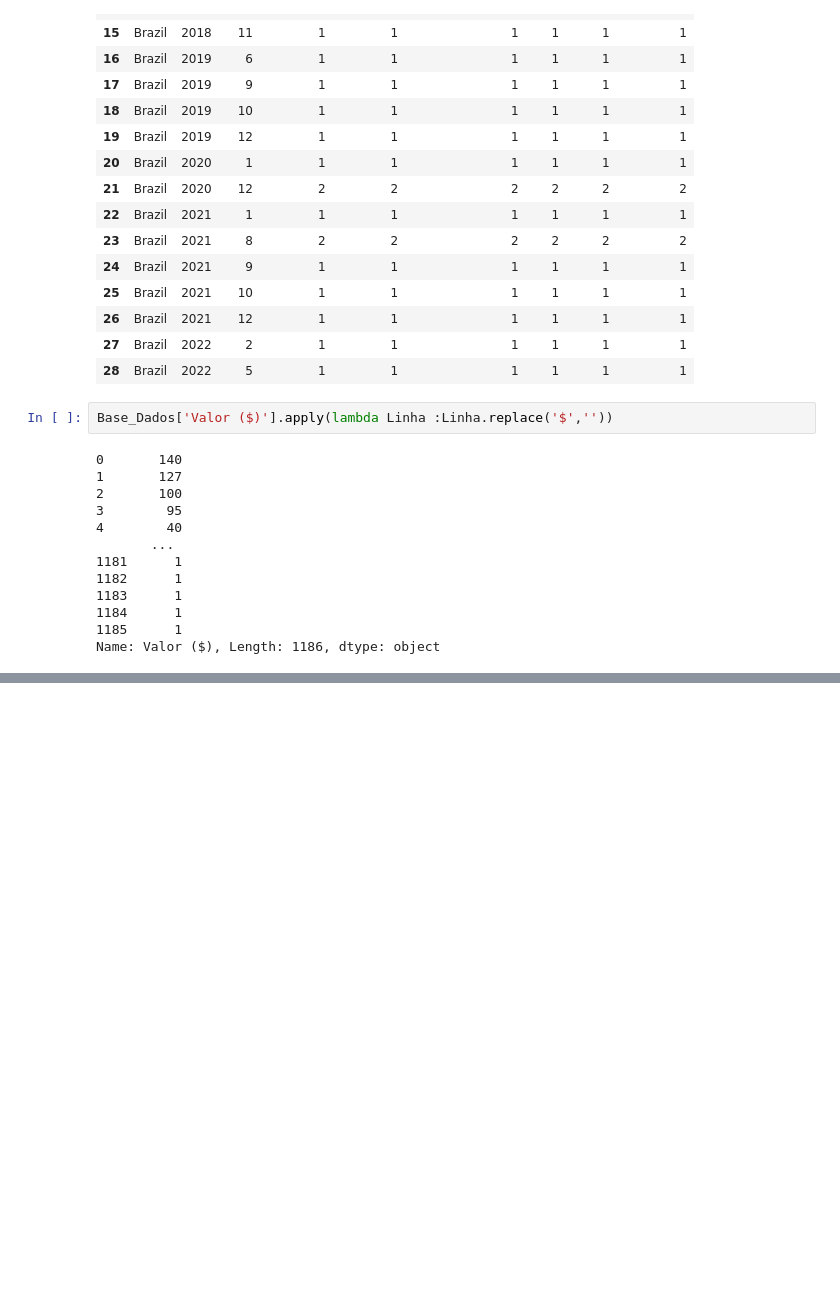
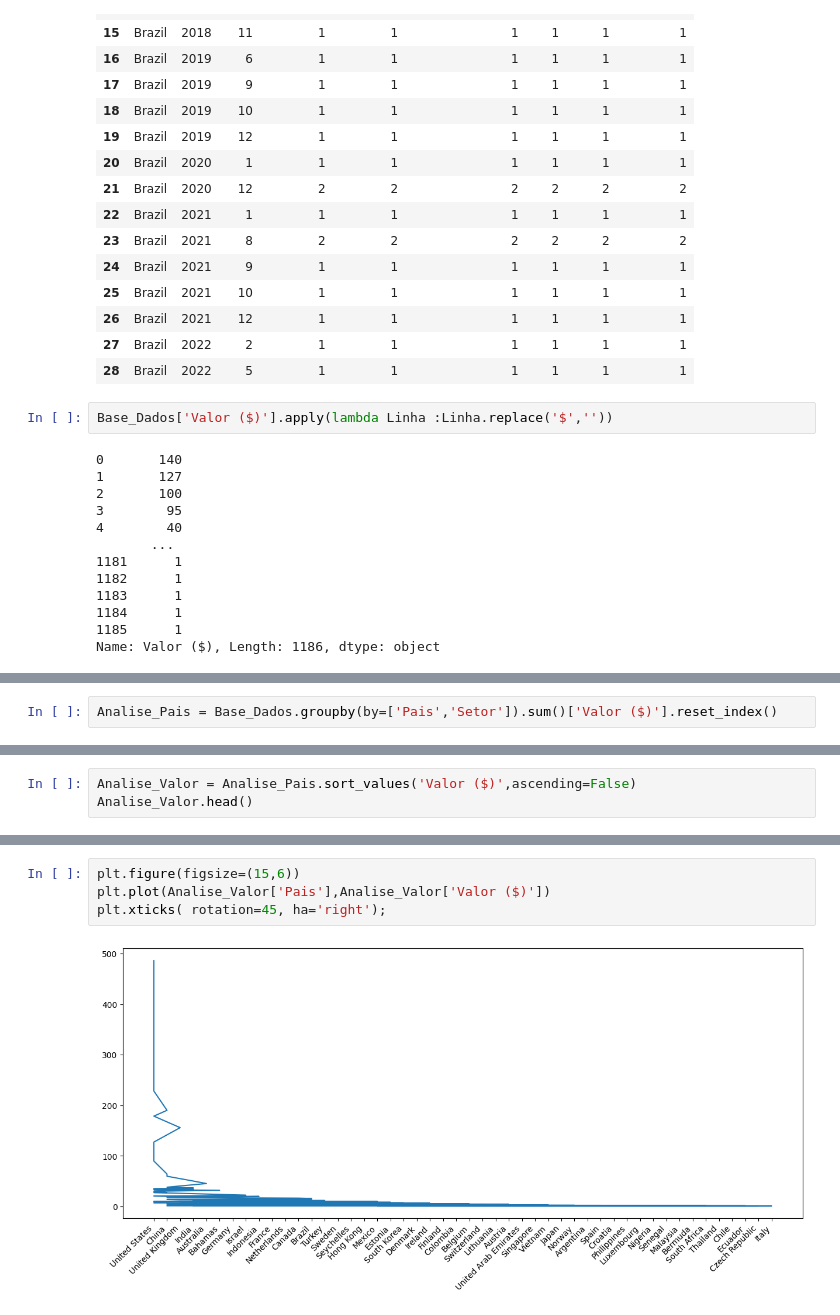
Before and after one commit to 21seya/Analise_dados_conceitos, a Jupyter notebook: projeto01_unicornio.ipynb, the cells around one changed output, grey strips where cells are left out. Drawn from its saved outputs; the diff is of its cells as text; blank space fills up the shorter version.

Commit message:
enviando dados do projeto unicornio

```diff
--- a/projeto01_unicornio.ipynb
+++ b/projeto01_unicornio.ipynb
@@ -455,0 +489,2 @@ Base_Dados.head()
+# %%
+Analise_Pais = Base_Dados.groupby(by=['Pais','Setor']).sum()['Valor ($)'].reset_index()
@@ -455,0 +500,3 @@ Base_Dados.head()
+# %%
+Analise_Valor = Analise_Pais.sort_values('Valor ($)',ascending=False)
+Analise_Valor.head()
@@ -455,0 +510,6 @@ Base_Dados.head()
+# %%
+plt.figure(figsize=(15,6))
+plt.plot(Analise_Valor['Pais'],Analise_Valor['Valor ($)'])
+plt.xticks( rotation=45, ha='right');
+# %% [output]
+[figure, added]
```
Also changed, not shown: parts of 5 cells of this notebook.
